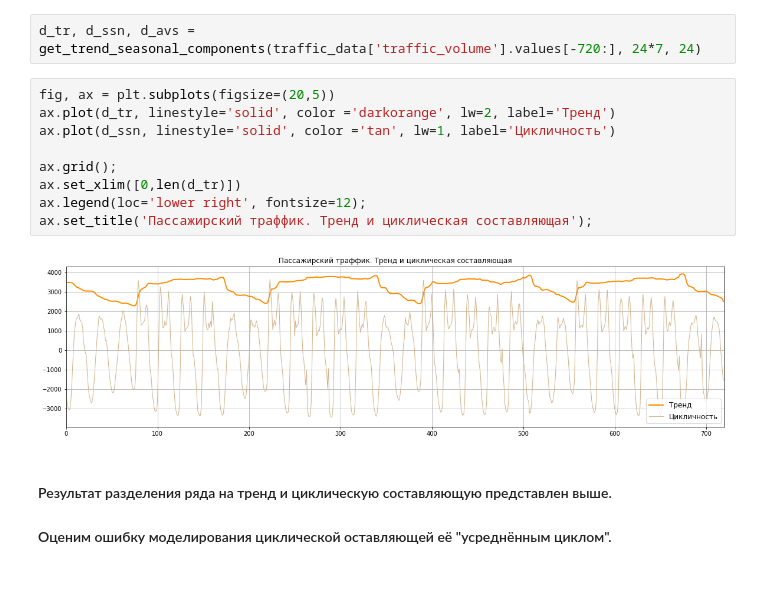
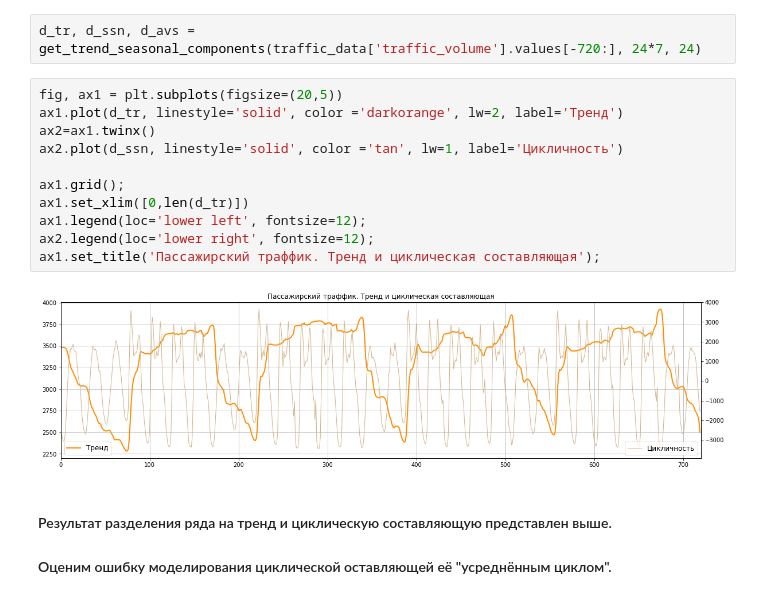
Before and after one commit to Alkud/OTUS_ML_HOMEWORKS, a Jupyter notebook: 15_TIME_SERIES/OTUS_ML_Homework_15_Kudinov.ipynb, the cells around one changed output. Drawn from its saved outputs; the diff is of its cells as text.

```diff
--- a/15_TIME_SERIES/OTUS_ML_Homework_15_Kudinov.ipynb
+++ b/15_TIME_SERIES/OTUS_ML_Homework_15_Kudinov.ipynb
@@ -865,16 +869,18 @@ def get_trend_seasonal_components(data, season_length, smoothing_size):
 # %%
 d_tr, d_ssn, d_avs = get_trend_seasonal_components(traffic_data['traffic_volume'].values[-720:], 24*7, 24)
 # %%
-fig, ax = plt.subplots(figsize=(20,5))
-ax.plot(d_tr, linestyle='solid', color ='darkorange', lw=2, label='Тренд')
-ax.plot(d_ssn, linestyle='solid', color ='tan', lw=1, label='Цикличность')
+fig, ax1 = plt.subplots(figsize=(20,5))
+ax1.plot(d_tr, linestyle='solid', color ='darkorange', lw=2, label='Тренд')
+ax2=ax1.twinx()
+ax2.plot(d_ssn, linestyle='solid', color ='tan', lw=1, label='Цикличность')
 
-ax.grid();
-ax.set_xlim([0,len(d_tr)])
-ax.legend(loc='lower right', fontsize=12);
-ax.set_title('Пассажирский траффик. Тренд и циклическая составляющая');
+ax1.grid();
+ax1.set_xlim([0,len(d_tr)])
+ax1.legend(loc='lower left', fontsize=12);
+ax2.legend(loc='lower right', fontsize=12);
+ax1.set_title('Пассажирский траффик. Тренд и циклическая составляющая');
 # %% [output]
-[figure, old version]
+[figure, new version]
 # %% [markdown]
 #### Результат разделения ряда на тренд и циклическую составляющую представлен выше.
 #### Оценим ошибку моделирования циклической оставляющей её "усреднённым циклом".
```
Also changed, not shown: parts of 7 cells of this notebook.
